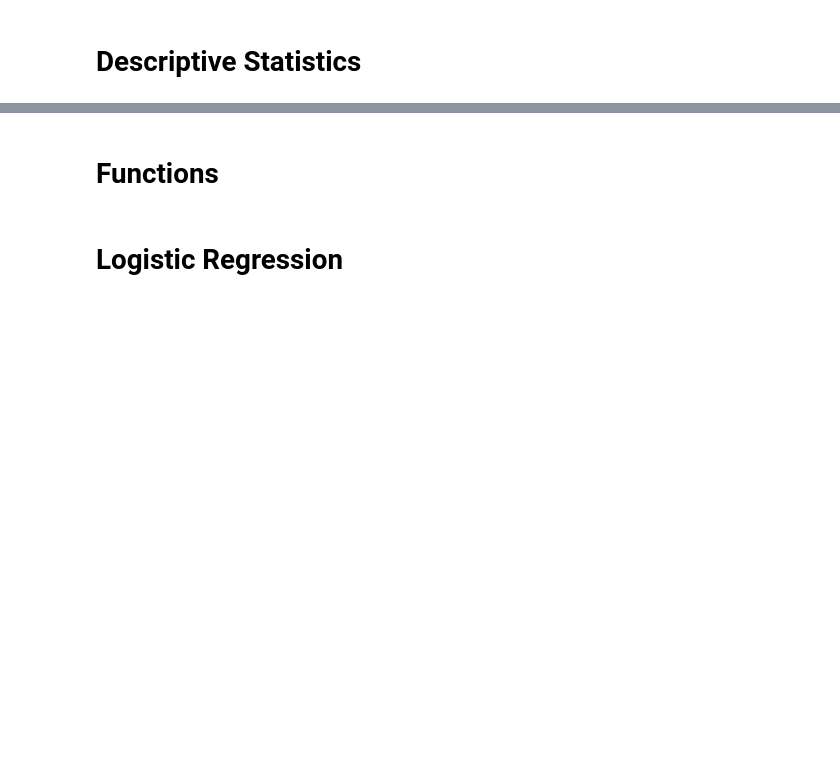
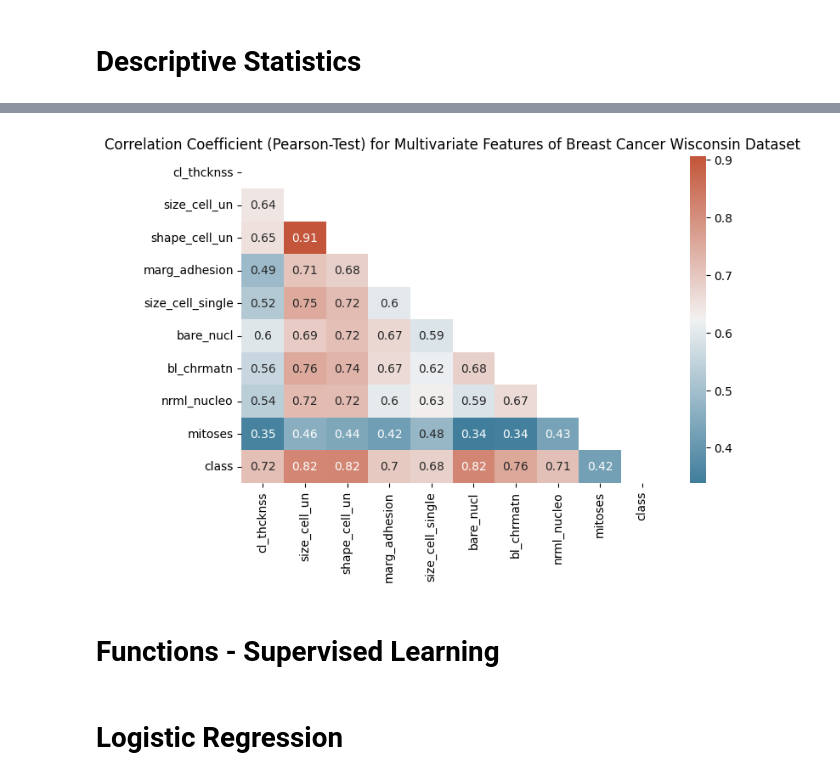
Before and after one commit to drmayu7/303A_machinelearning, a Jupyter notebook: main.ipynb, the cells around one changed output, grey strips where cells are left out. Cells and saved outputs as stored; diff of their text form; code cells hidden in the pictures; blank space fills up the shorter version.

```diff
--- a/main.ipynb
+++ b/main.ipynb
@@ -66,5 +161,17 @@ X_scaled = scaler.fit_transform(X)
+# %%
+#---Pearson's Test using seaborn
+
+corr = df.corr()
+f, ax = plt.subplots(figsize=(8, 5))
+mask = np.triu(np.ones_like(corr, dtype=bool))
+cmap = sns.diverging_palette(230, 20, as_cmap=True)
+sns.heatmap(corr, annot=True, mask = mask, cmap=cmap)
+plt.title("Correlation Coefficient (Pearson-Test) for Multivariate Features of Breast Cancer Wisconsin Dataset")
+plt.show()
+# %% [output]
+[figure, added]
 # %% [markdown]
-# Functions
+# Functions - Supervised Learning
 # %%
 def supervised_ml(algo_name,algorithm,cv_method):
     # Cross-Validation for small datasets to prevent biased and overfitting of model
```
Also changed, not shown: parts of 14 cells of this notebook.
